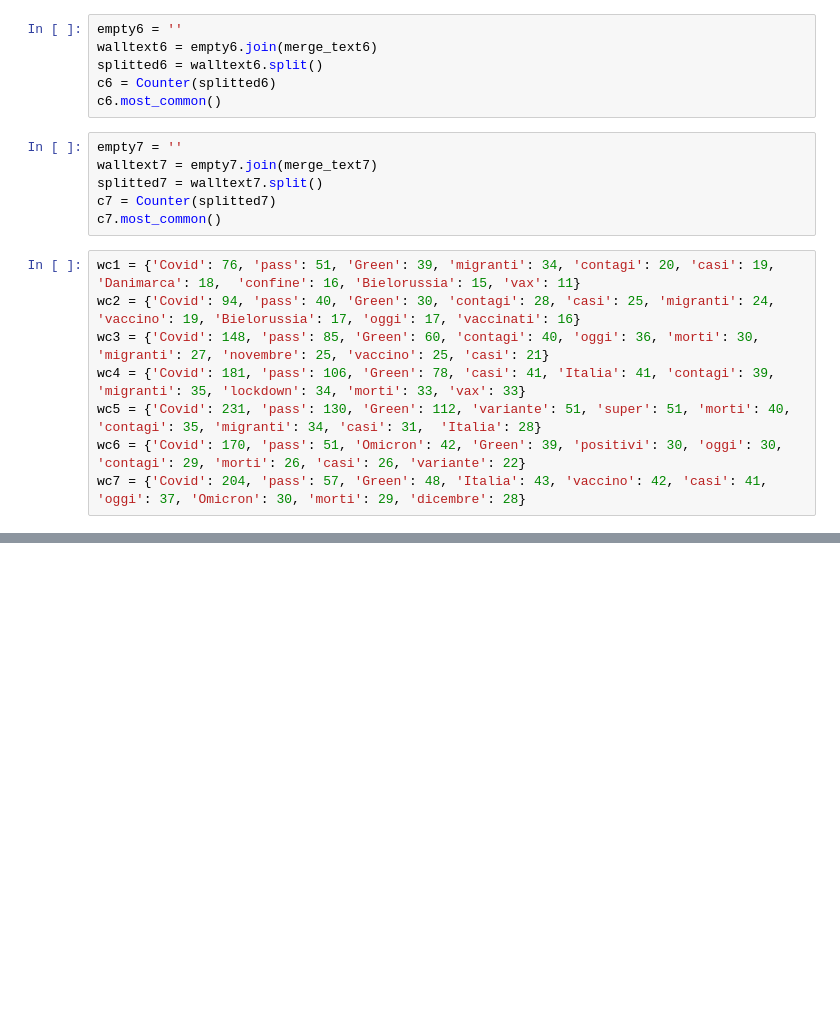
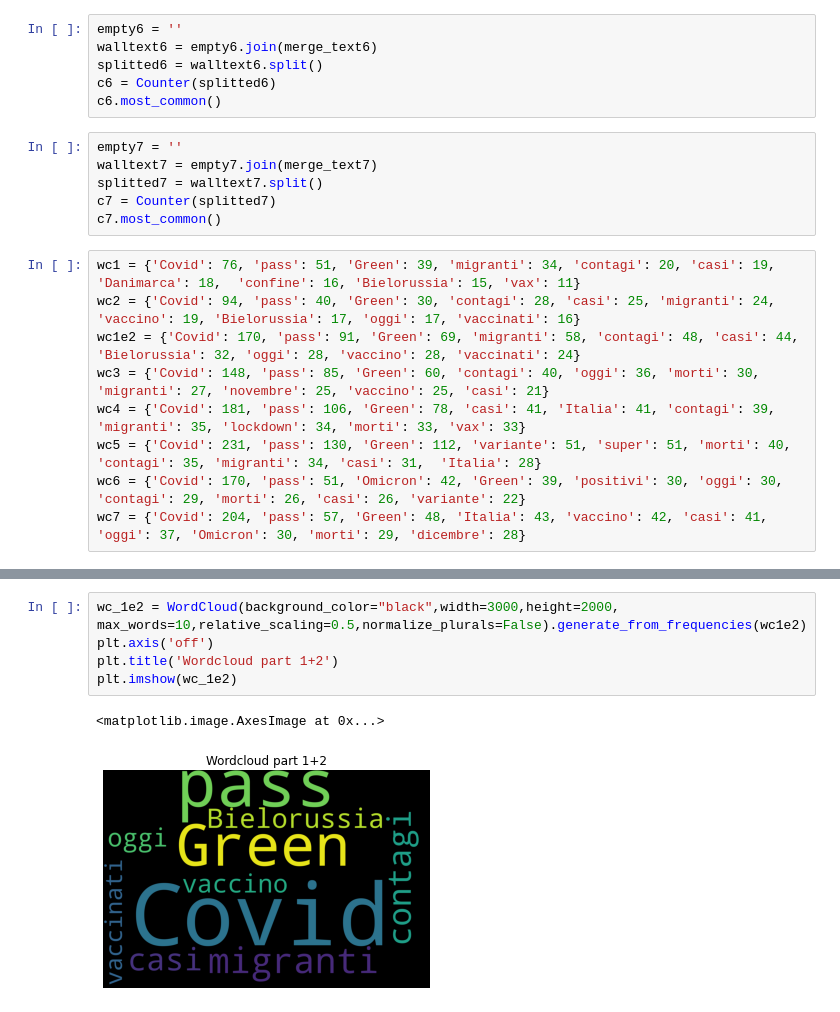
Before and after one commit to Dassoo/info-vis_project, a Jupyter notebook: subds_analysis.ipynb, the cells around one changed output, grey strips where cells are left out. Saved outputs shown, nothing was run; the diff lists cells and outputs as text; blank space fills up the shorter version.

```diff
--- a/subds_analysis.ipynb
+++ b/subds_analysis.ipynb
@@ -101,6 +101,7 @@ c7.most_common()
 # %%
 wc1 = {'Covid': 76, 'pass': 51, 'Green': 39, 'migranti': 34, 'contagi': 20, 'casi': 19, 'Danimarca': 18,  'confine': 16, 'Bielorussia': 15, 'vax': 11}
 wc2 = {'Covid': 94, 'pass': 40, 'Green': 30, 'contagi': 28, 'casi': 25, 'migranti': 24, 'vaccino': 19, 'Bielorussia': 17, 'oggi': 17, 'vaccinati': 16}
+wc1e2 = {'Covid': 170, 'pass': 91, 'Green': 69, 'migranti': 58, 'contagi': 48, 'casi': 44, 'Bielorussia': 32, 'oggi': 28, 'vaccino': 28, 'vaccinati': 24}
 wc3 = {'Covid': 148, 'pass': 85, 'Green': 60, 'contagi': 40, 'oggi': 36, 'morti': 30, 'migranti': 27, 'novembre': 25, 'vaccino': 25, 'casi': 21}
 wc4 = {'Covid': 181, 'pass': 106, 'Green': 78, 'casi': 41, 'Italia': 41, 'contagi': 39, 'migranti': 35, 'lockdown': 34, 'morti': 33, 'vax': 33}
 wc5 = {'Covid': 231, 'pass': 130, 'Green': 112, 'variante': 51, 'super': 51, 'morti': 40, 'contagi': 35, 'migranti': 34, 'casi': 31,  'Italia': 28}
@@ -125,3 +126,11 @@ plt.imshow(wc_2)
+# %%
+wc_1e2 = WordCloud(background_color="black",width=3000,height=2000, max_words=10,relative_scaling=0.5,normalize_plurals=False).generate_from_frequencies(wc1e2)
+plt.axis('off')
+plt.title('Wordcloud part 1+2')
+plt.imshow(wc_1e2)
+# %% [output]
+<matplotlib.image.AxesImage at 0x...>
+[figure, added]
 # %%
 wc_3 = WordCloud(background_color="black",width=3000,height=2000, max_words=10,relative_scaling=0.5,normalize_plurals=False).generate_from_frequencies(wc3)
 plt.axis('off')
```
Also changed, not shown: parts of 7 cells of this notebook, 1 other file.
